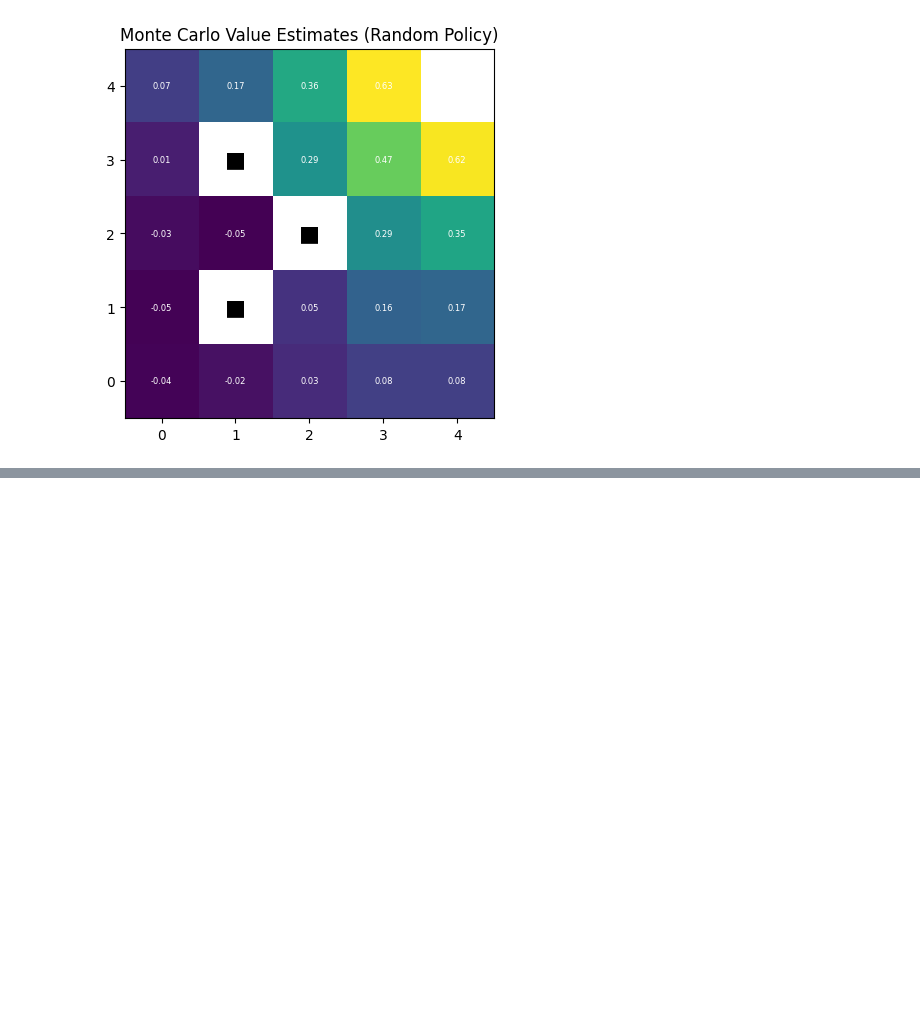
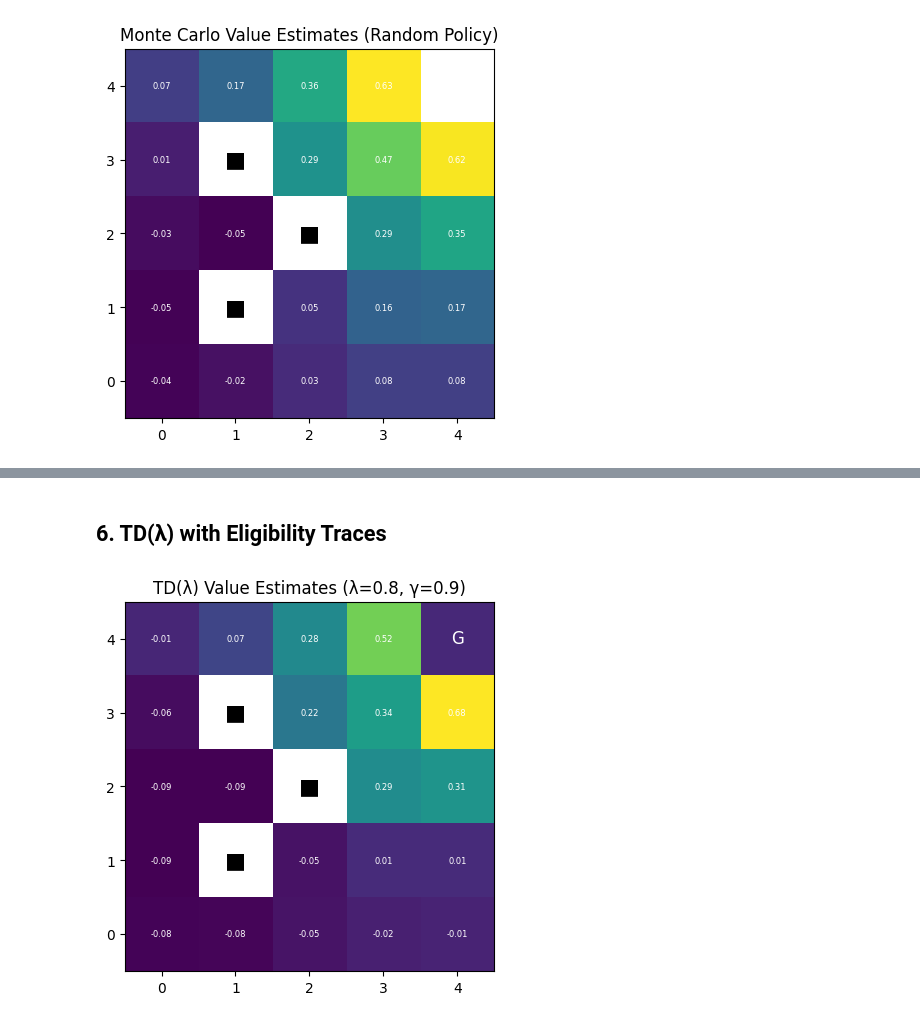
Before and after one commit to RyanWri/afeka-homework, a Jupyter notebook: rl_homework_2/rl_hw2.ipynb, the cells around one changed output, grey strips where cells are left out. Saved outputs shown, nothing was run; the diff lists cells and outputs as text; code cells hidden in the pictures; blank space fills up the shorter version.

```diff
--- a/rl_homework_2/rl_hw2.ipynb
+++ b/rl_homework_2/rl_hw2.ipynb
@@ -70,0 +155,30 @@ plot_value_function(V_mc, env, title="Monte Carlo Value Estimates (Random Policy
+# %% [markdown]
+## 6. TD(λ) with Eligibility Traces
+# %%
+# ┌─── Cell: TD(λ) Prediction (Random Policy with Eligibility Traces) ─────────────
+
+from algorithms import td_lambda
+
+# 2) TD(λ) Config
+config = RLConfig(gamma=0.9, alpha=0.1, episodes=1000, max_steps=100)
+lambda_ = 0.8  # eligibility trace decay parameter
+
+# 3) Define random policy
+random_policy = random_policy_factory(env.action_space)
+
+# 4) Run TD(λ) prediction
+V_td_lambda = td_lambda(
+    env=env,
+    num_episodes=config.episodes,
+    gamma=config.gamma,
+    alpha=config.alpha,
+    lambda_=lambda_,
+)
+
+# 5) Plot predicted value function
+plot_value_function(
+    V_td_lambda, env, title=f"TD(λ) Value Estimates (λ={lambda_}, γ={config.gamma})"
+)
+# └───────────────────────────────────────────────────────────────────────────────
+# %% [output]
+[figure, added]
```
Also changed, not shown: parts of 6 cells of this notebook.
